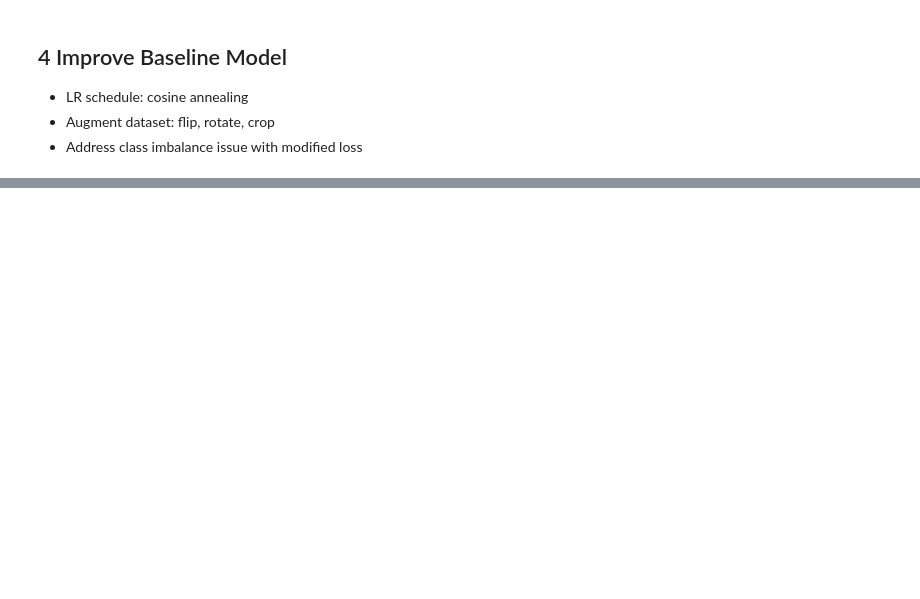
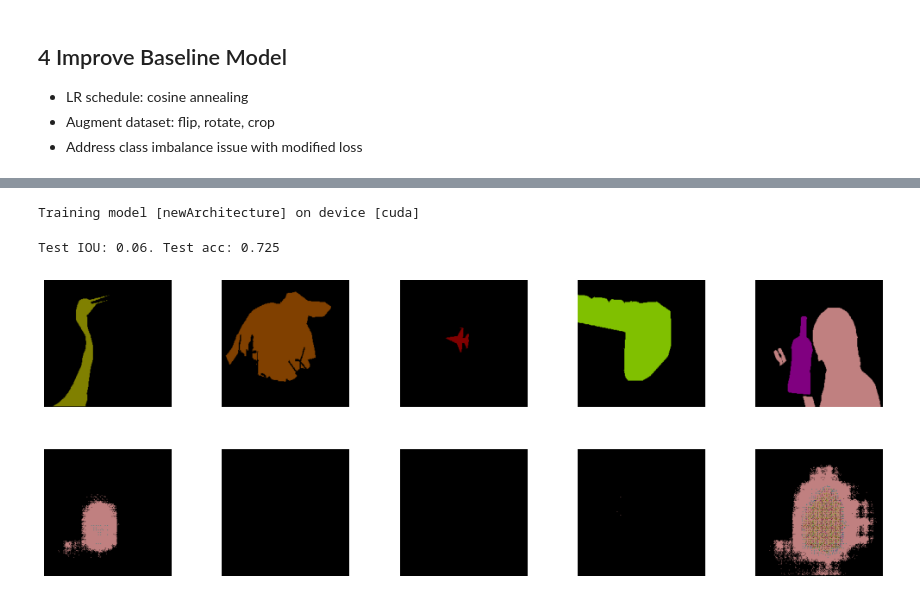
Before and after one commit to the-utkarshjain/Image-Segmentation, a Jupyter notebook: main.ipynb, the cells around one changed output, grey strips where cells are left out. Saved outputs shown, nothing was run; the diff lists cells and outputs as text; code cells hidden in the pictures; blank space fills up the shorter version.

```diff
--- a/main.ipynb
+++ b/main.ipynb
@@ -178,0 +302,59 @@ plot_images(np.concatenate([masks_gt,masks_pred]), voc_pallet(), cols=2, path='.
+# %%
+from util import *
+from voc import *
+from model import *
+from train import *
+import torchvision.transforms
+
+device =  torch.device('cuda' if torch.cuda.is_available() else 'cpu')
+config = {
+    'epochs'    : 35,
+    'bz'        : 16,
+    'lr'        : 5e-4,
+    'device'    : device,
+    'early_stop': 5,
+    'remark'    : 'newArchitecture'
+}
+
+# Transformations
+mean_std = ([0.485, 0.456, 0.406], [0.229, 0.224, 0.225])
+input_transform = torchvision.transforms.Compose([
+        torchvision.transforms.ToTensor(),
+        torchvision.transforms.Normalize(*mean_std)
+    ])
+target_transform = MaskToTensor()
+TF_transform = None
+
+# Dataset and Dataloader initialization
+train_loader, val_loader, test_loader = get_train_val_test_loader(
+    input_transform, target_transform, TF_transform, config['device'], config['bz'])
+
+''' Prepare model '''
+new_model = New_arch(n_class=21)
+new_model.apply(init_weights)
+new_model = new_model.to(config['device'])
+
+optimizer = torch.optim.Adam(new_model.parameters(), config['lr'])
+criterion =  torch.nn.CrossEntropyLoss()
+
+''' Train model '''
+best_iou_score, best_accuracy, min_validation_loss, \
+training_loss_history, validation_loss_history, early_stop_epoch \
+    = train(new_model, train_loader, val_loader, criterion, optimizer, config)
+
+''' Test model '''
+_, iou, acc = val(new_model, test_loader, criterion)
+print(f'Test IOU: {round(iou, 3)}. Test acc: {round(acc, 3)}')
+
+''' Visualize some test sample '''
+imgs, masks_gt = next(iter(test_loader))
+imgs, masks_gt = imgs[:5], masks_gt[:5]
+masks_gt = F.one_hot(masks_gt.to(torch.int64), num_classes=21).permute(0, 3, 1, 2).to(torch.float64)
+masks_pred = new_model(imgs)
+masks_pred = torch.argmax(masks_pred, dim=1).cpu().numpy()
+masks_gt = torch.argmax(masks_gt, dim=1).cpu().numpy()
+plot_images(np.concatenate([masks_gt,masks_pred]), voc_pallet())
+# %% [output]
+Training model [newArchitecture] on device [cuda]
+Test IOU: 0.06. Test acc: 0.725
+[figure, added]
```
Also changed, not shown: parts of 16 cells of this notebook, 7 other files.
